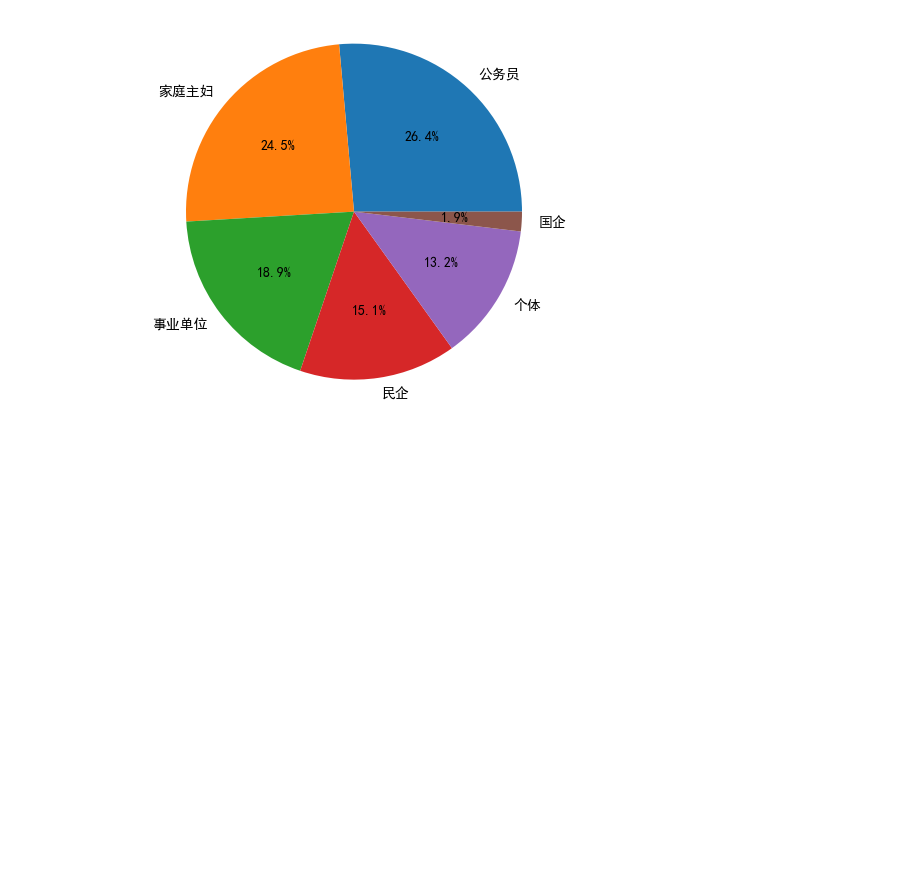
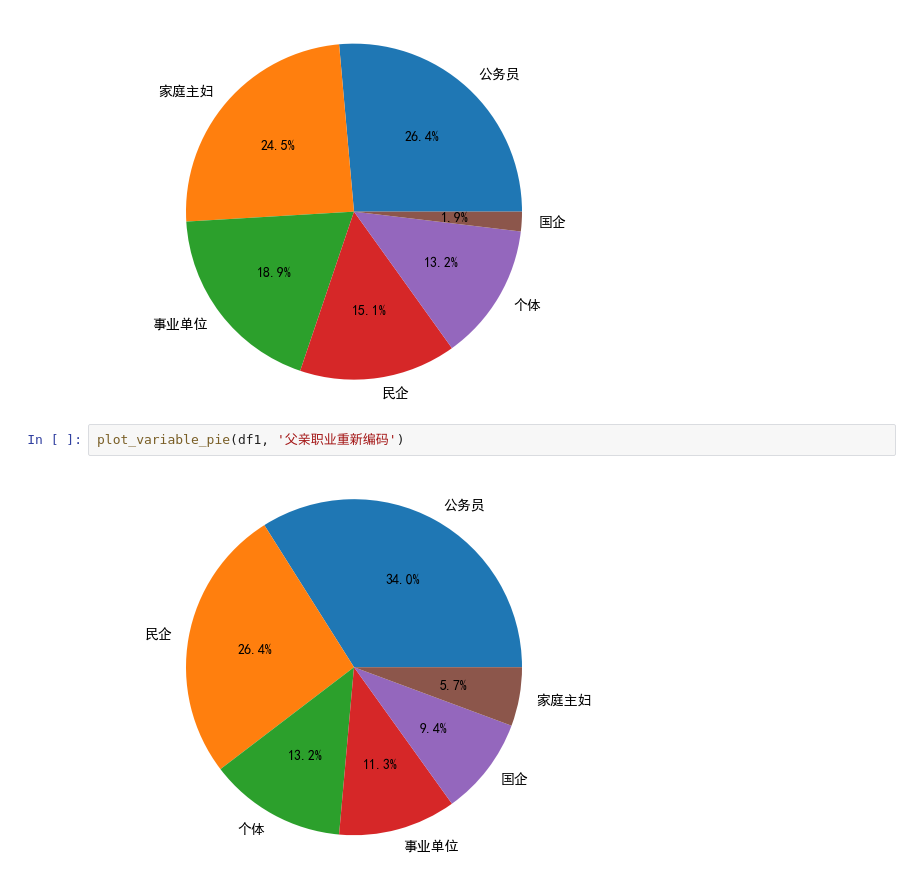
Before and after one commit to Chenling2580/Chenling, a Jupyter notebook: 作业4：父母职业相关性分析.ipynb, the cells around one changed output. Cells and saved outputs as stored; diff of their text form; blank space fills up the shorter version.

```diff
--- a/作业4：父母职业相关性分析.ipynb
+++ b/作业4：父母职业相关性分析.ipynb
@@ -41,3 +40,7 @@ df1 = pd.read_csv(R"date\类别变量练习数据.csv",encoding="GBK")
 plot_variable_pie(df1, '母亲职业重新编码')
 # %% [output]
 [figure]
+# %%
+plot_variable_pie(df1, '父亲职业重新编码')
+# %% [output]
+[figure, added]
```
Also changed, not shown: parts of 2 cells of this notebook, 4 other files.
